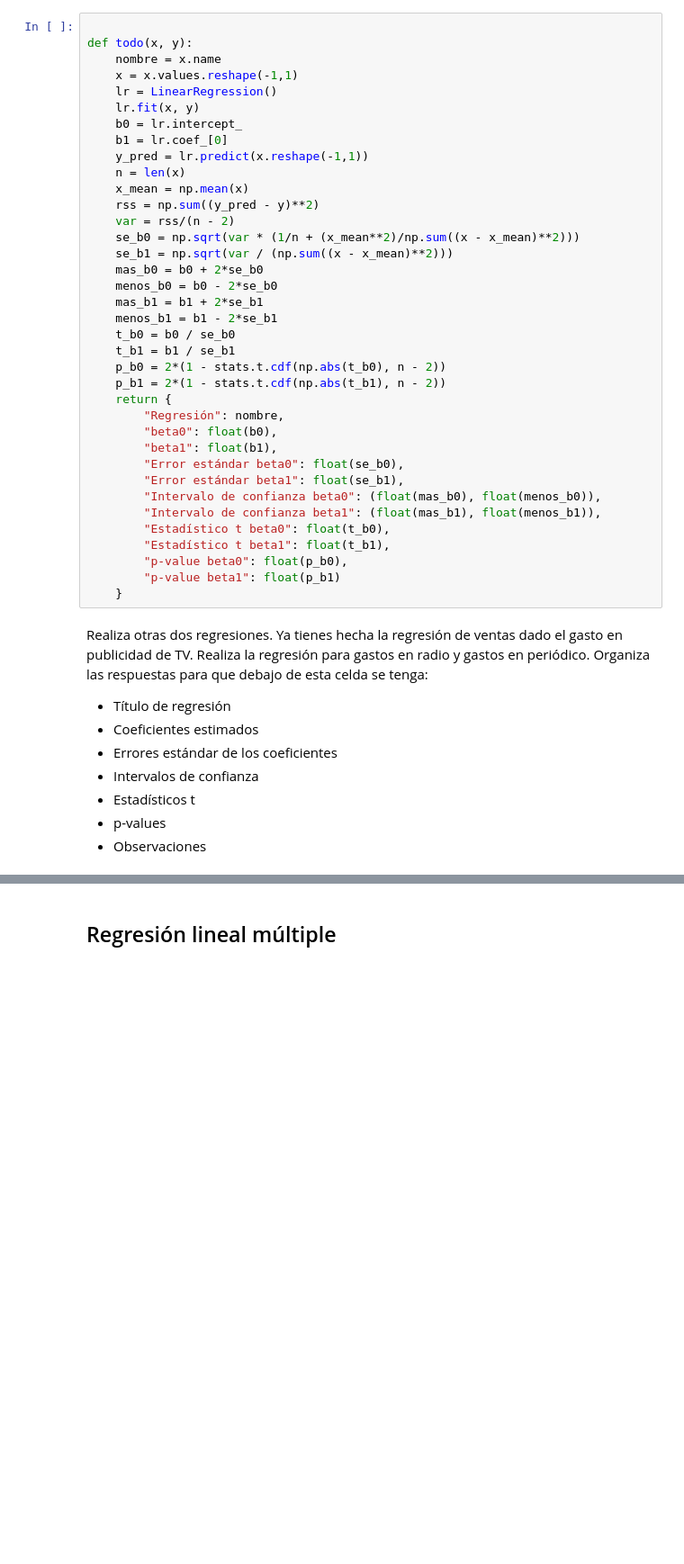
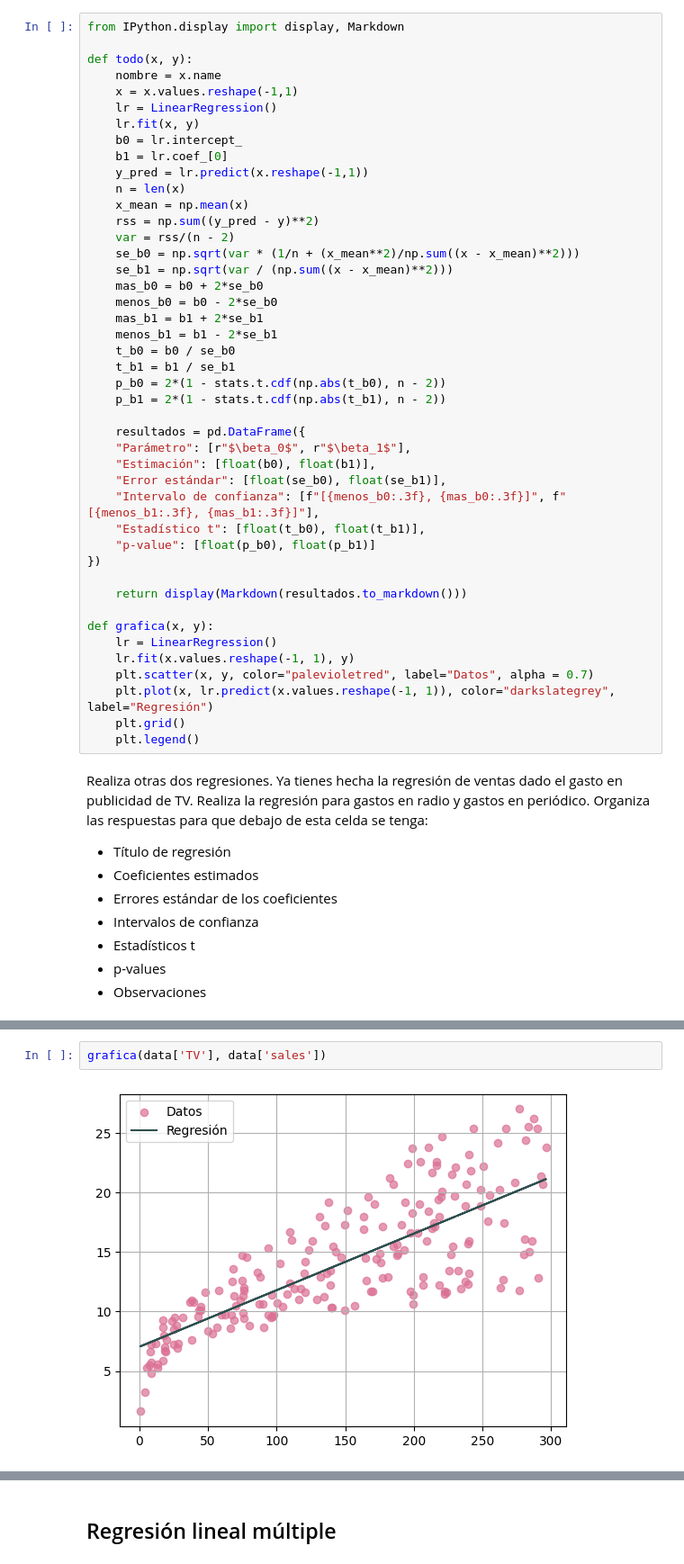
Before and after one commit to AnaSofiaHinojosa/LabAprEst, a Jupyter notebook: Lab - R3.ipynb, the cells around one changed output, grey strips where cells are left out. Shown at 90% size. Drawn from its saved outputs; the diff is of its cells as text; blank space fills up the shorter version.

```diff
--- a/Lab - R3.ipynb
+++ b/Lab - R3.ipynb
@@ -214,4 +224,5 @@ p_b0, p_b1
 # %%
+from IPython.display import display, Markdown
 
 def todo(x, y):
     nombre = x.name
@@ -235,19 +246,25 @@ def todo(x, y):
     t_b1 = b1 / se_b1
     p_b0 = 2*(1 - stats.t.cdf(np.abs(t_b0), n - 2))
     p_b1 = 2*(1 - stats.t.cdf(np.abs(t_b1), n - 2))
-    return {
-        "Regresión": nombre,
-        "beta0": float(b0),
-        "beta1": float(b1),
-        "Error estándar beta0": float(se_b0),
-        "Error estándar beta1": float(se_b1),
-        "Intervalo de confianza beta0": (float(mas_b0), float(menos_b0)),
-        "Intervalo de confianza beta1": (float(mas_b1), float(menos_b1)),
-        "Estadístico t beta0": float(t_b0),
-        "Estadístico t beta1": float(t_b1),
-        "p-value beta0": float(p_b0),
-        "p-value beta1": float(p_b1)
-    }
+
+    resultados = pd.DataFrame({
+    "Parámetro": [r"$\beta_0$", r"$\beta_1$"],
+    "Estimación": [float(b0), float(b1)],
+    "Error estándar": [float(se_b0), float(se_b1)],
+    "Intervalo de confianza": [f"[{menos_b0:.3f}, {mas_b0:.3f}]", f"[{menos_b1:.3f}, {mas_b1:.3f}]"],
+    "Estadístico t": [float(t_b0), float(t_b1)],
+    "p-value": [float(p_b0), float(p_b1)]
+})
+
+    return display(Markdown(resultados.to_markdown()))
+
+def grafica(x, y):
+    lr = LinearRegression()
+    lr.fit(x.values.reshape(-1, 1), y)
+    plt.scatter(x, y, color="palevioletred", label="Datos", alpha = 0.7)
+    plt.plot(x, lr.predict(x.values.reshape(-1, 1)), color="darkslategrey", label="Regresión")
+    plt.grid()
+    plt.legend()
 # %% [markdown]
 Realiza otras dos regresiones. Ya tienes hecha la regresión de ventas dado el gasto en publicidad de TV. Realiza la regresión para gastos en radio y gastos en periódico. Organiza las respuestas para que debajo de esta celda se tenga:
 - Título de regresión
@@ -301,0 +298,4 @@ todo(data['newspaper'], data['sales'])
+# %%
+grafica(data['TV'], data['sales'])
+# %% [output]
+[figure, added]
```
Also changed, not shown: parts of 15 cells of this notebook.
